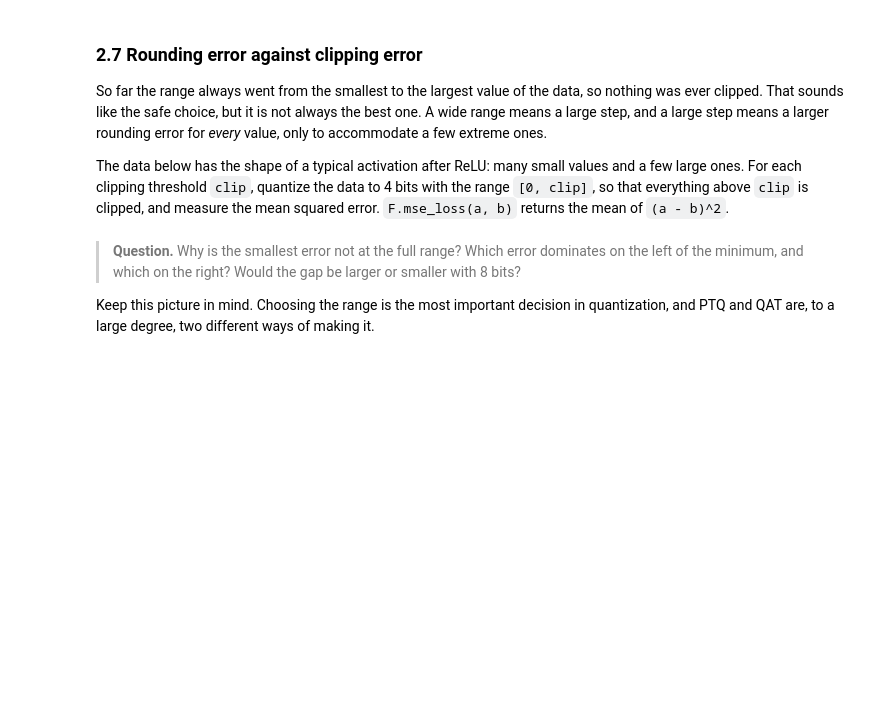
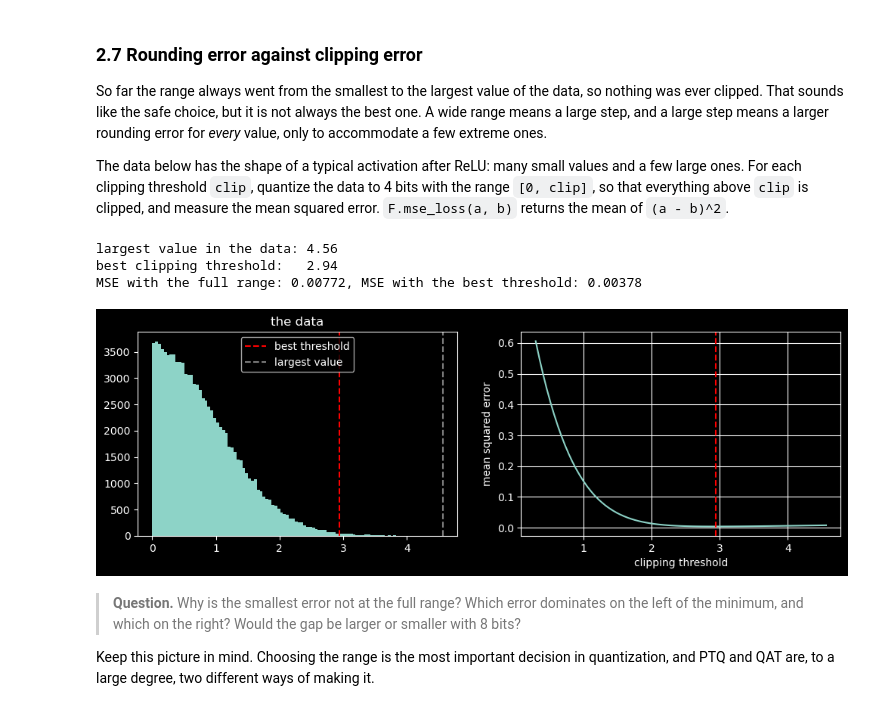
Before and after one commit to jjedra4/embedded_systems, a Jupyter notebook: lab02/lab2_todo.ipynb, the cells around one changed output. Saved outputs shown, nothing was run; the diff lists cells and outputs as text; code cells hidden in the pictures; blank space fills up the shorter version.

```diff
--- a/lab02/lab2_todo.ipynb
+++ b/lab02/lab2_todo.ipynb
@@ -595,31 +596,40 @@ The data below has the shape of a typical activation after ReLU: many small valu
 # %%
 torch.manual_seed(0)
 x = torch.randn(100_000).abs()
 
 bits = 4
 qmin, qmax = qrange(bits, signed=False)
 clip_values = torch.linspace(0.3, x.max().item(), 80)
 mse = []
 for clip in clip_values:
     # TODO (student): fake-quantize x with the range [0, clip] and append the mean squared error to mse
+    clipped = torch.clamp(x, 0, clip)
+    s, z = compute_qparams(0.0, clip, bits, signed=False)
+    x_fq = fake_quantize(clipped, s, z, qmin, qmax)
+    mse.append(((x_fq - x) ** 2).mean().item())
 
 best = clip_values[torch.tensor(mse).argmin()].item()
 print(f"largest value in the data: {x.max().item():.2f}")
 print(f"best clipping threshold:   {best:.2f}")
 print(f"MSE with the full range: {mse[-1]:.5f}, MSE with the best threshold: {min(mse):.5f}")
 
 fig, axes = plt.subplots(1, 2, figsize=(12, 3.5))
 axes[0].hist(x.numpy(), bins=100)
 axes[0].axvline(best, color="red", linestyle="--", label="best threshold")
 axes[0].axvline(x.max().item(), color="gray", linestyle="--", label="largest value")
 axes[0].set_title("the data")
 axes[0].legend()
 axes[1].plot(clip_values, mse)
 axes[1].axvline(best, color="red", linestyle="--")
 axes[1].set_xlabel("clipping threshold")
 axes[1].set_ylabel("mean squared error")
 axes[1].grid()
 plt.show()
+# %% [output]
+largest value in the data: 4.56
+best clipping threshold:   2.94
+MSE with the full range: 0.00772, MSE with the best threshold: 0.00378
+[figure, added]
 # %% [markdown]
 > **Question.** Why is the smallest error not at the full range? Which error dominates on the left of the minimum, and which on the right? Would the gap be larger or smaller with 8 bits?
 
```
Also changed, not shown: parts of 13 cells of this notebook.
